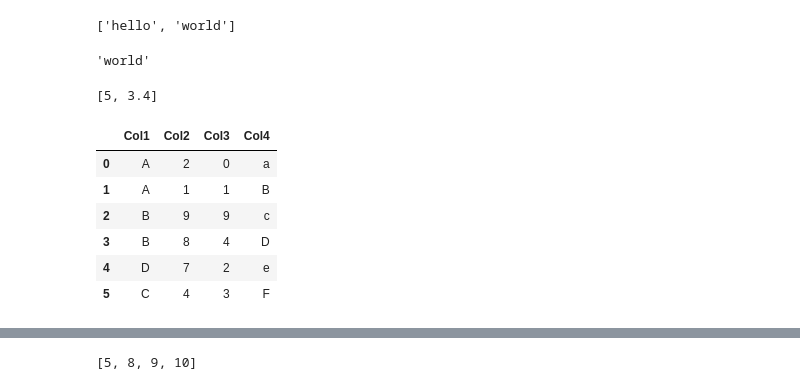
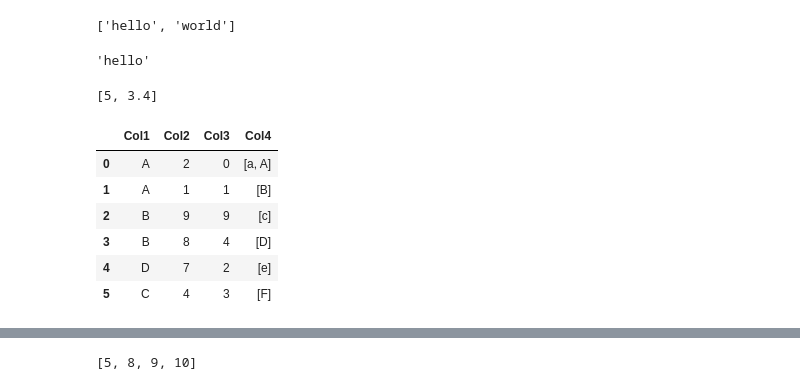
Before and after one commit to sedv8808/UBC_EL_PPDS, a Jupyter notebook: Module4class.ipynb, the cells around one changed output, grey strips where cells are left out. Cells and saved outputs as stored; diff of their text form; code cells hidden in the pictures.

```diff
--- a/Module4class.ipynb
+++ b/Module4class.ipynb
@@ -204,9 +270,9 @@ my_list[0]
 # %% [output]
 ['hello', 'world']
 # %%
-my_list[0][1]
+my_list[0][0]
 # %% [output]
-'world'
+'hello'
 # %%
 my_list[1:3]
 # %% [output]
@@ -214,18 +280,18 @@ my_list[1:3]
 # %%
 import pandas as pd
 import numpy as np
 
 df = pd.DataFrame({
     'Col1': ['A', 'A', 'B', 'B', 'D', 'C'],
     'Col2': [2, 1, 9, 8, 7, 4],
     'Col3': [0, 1, 9, 4, 2, 3],
-    'Col4': ['a', 'B', 'c', 'D', 'e', 'F']})
+    'Col4': [['a','A'], ['B'], ['c'], ['D'], ['e'], ['F']]})
 df
 # %% [output]
 |  | Col1 | Col2 | Col3 | Col4 |
-| 0 | A | 2 | 0 | a |
-| 1 | A | 1 | 1 | B |
-| 2 | B | 9 | 9 | c |
-| 3 | B | 8 | 4 | D |
-| 4 | D | 7 | 2 | e |
-| 5 | C | 4 | 3 | F |
+| 0 | A | 2 | 0 | [a, A] |
+| 1 | A | 1 | 1 | [B] |
+| 2 | B | 9 | 9 | [c] |
+| 3 | B | 8 | 4 | [D] |
+| 4 | D | 7 | 2 | [e] |
+| 5 | C | 4 | 3 | [F] |
```
Also changed, not shown: parts of 81 cells of this notebook.
